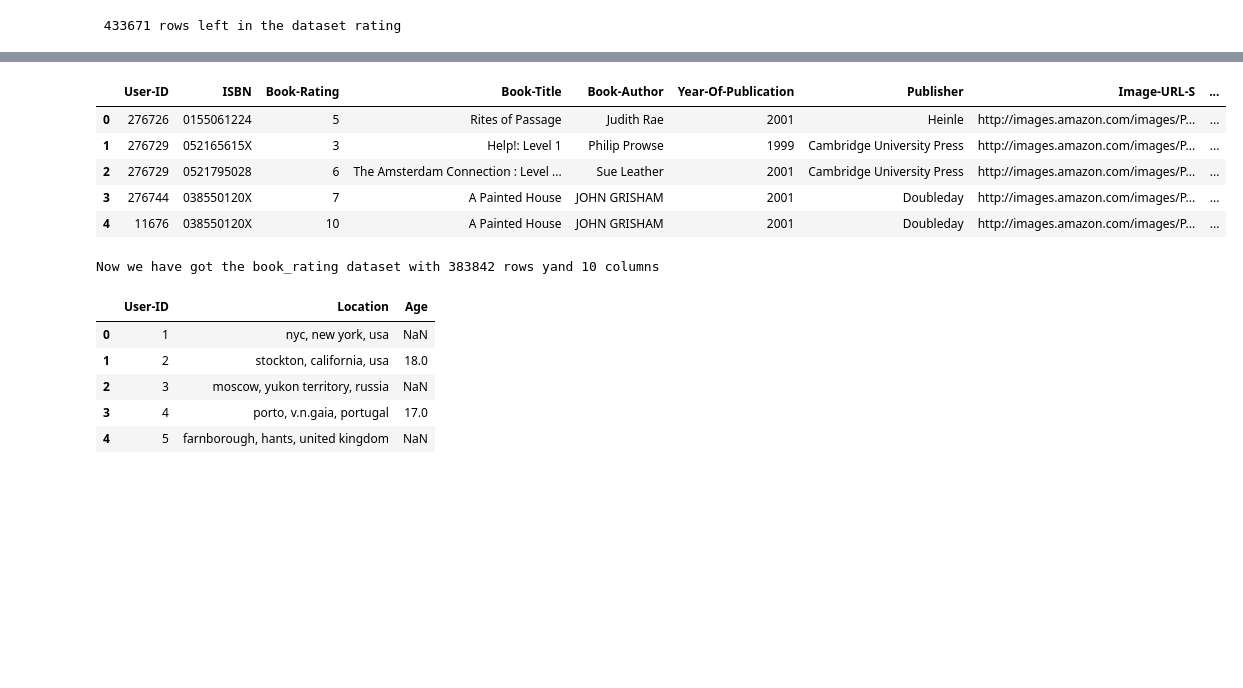
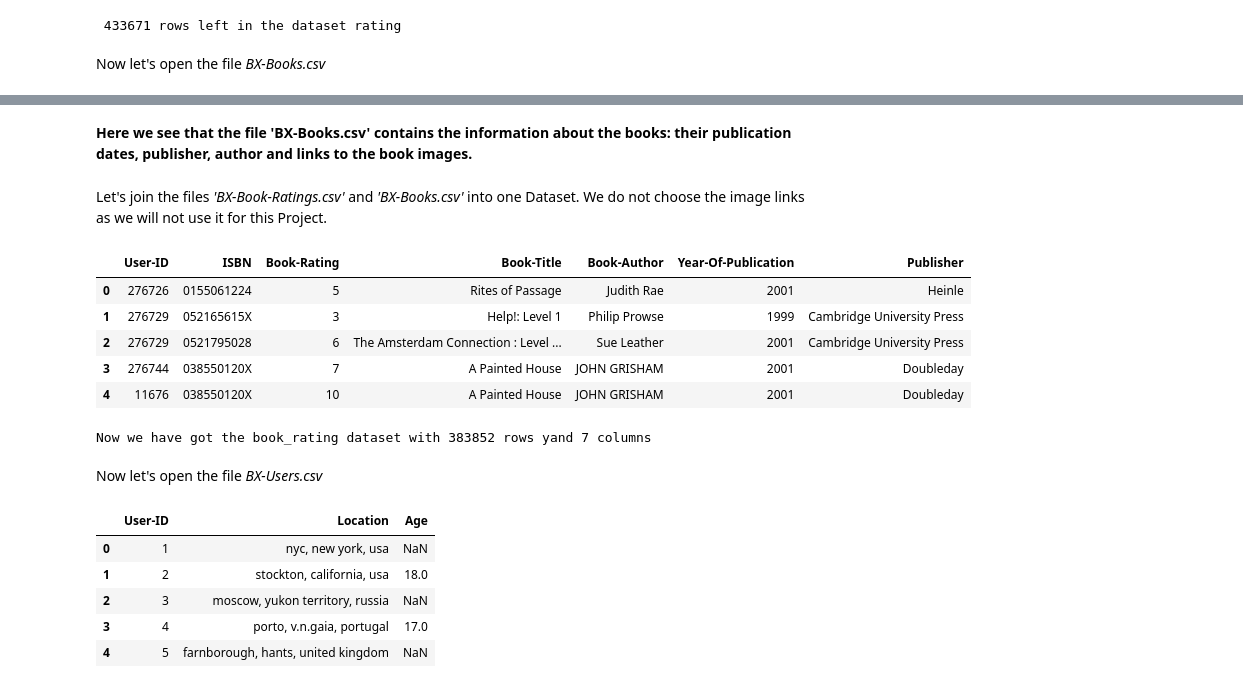
Before and after one commit to AlinaKasiuk/Book-Recommendation-System, a Jupyter notebook: Exploratory_Analysis.ipynb, the cells around one changed output, grey strips where cells are left out. Drawn from its saved outputs; the diff is of its cells as text; code cells hidden in the pictures; blank space fills up the shorter version.

```diff
--- a/Exploratory_Analysis.ipynb
+++ b/Exploratory_Analysis.ipynb
@@ -34,5 +53,5 @@ rating['Book-Rating'].hist()
 # %%
-rating =rating[rating['Book-Rating']!=0]
+rating =rating[rating['Book-Rating']>0]
 # %%
 rating['Book-Rating'].hist()
 # %% [output]
@@ -43,6 +62,8 @@ rRow, rCol = rating.shape
 print(f' {rRow} rows left in the dataset rating')
 # %% [output]
  433671 rows left in the dataset rating
+# %% [markdown]
+Now let's open the file <i>BX-Books.csv</i>
 # %%
 book = pd.read_csv('./Datasets/BX-Books.csv', delimiter=';', encoding= 'unicode_escape', on_bad_lines='skip', low_memory=False)
 book.head()
@@ -53,22 +74,29 @@ book.head()
 | 2 | 0060973129 | Decision in Normandy | Carlo D'Este | 1991 | HarperPerennial | http://images.amazon.com/images/P... | http://images.amazon.com/images/P... | ... |
 | 3 | 0374157065 | Flu: The Story of the Great Influ... | Gina Bari Kolata | 1999 | Farrar Straus Giroux | http://images.amazon.com/images/P... | http://images.amazon.com/images/P... | ... |
 | 4 | 0393045218 | The Mummies of Urumchi | E. J. W. Barber | 1999 | W. W. Norton &amp; Company | http://images.amazon.com/images/P... | http://images.amazon.com/images/P... | ... |
+# %% [markdown]
+<b>Here we see that the file 'BX-Books.csv' contains the information about the books: their publication dates, publisher, author and links to the book images. </b>
+# %% [markdown]
+Let's join the files <i>'BX-Book-Ratings.csv'</i> and <i>'BX-Books.csv'</i> into one Dataset. We do not choose the image links as we will not use it for this Project.
 # %%
+book = pd.read_csv('./Datasets/BX-Books.csv', usecols=range(5), delimiter=';', encoding= 'unicode_escape', on_bad_lines='skip', low_memory=False)
 book_rating = pd.merge(rating, book, on='ISBN')
 cols = ['Year-Of-Publication', 'Publisher', 'Book-Author']
 book_rating.head()
 # %% [output]
-|  | User-ID | ISBN | Book-Rating | Book-Title | Book-Author | Year-Of-Publication | Publisher | Image-URL-S | ... |
-| 0 | 276726 | 0155061224 | 5 | Rites of Passage | Judith Rae | 2001 | Heinle | http://images.amazon.com/images/P... | ... |
-| 1 | 276729 | 052165615X | 3 | Help!: Level 1 | Philip Prowse | 1999 | Cambridge University Press | http://images.amazon.com/images/P... | ... |
-| 2 | 276729 | 0521795028 | 6 | The Amsterdam Connection : Level ... | Sue Leather | 2001 | Cambridge University Press | http://images.amazon.com/images/P... | ... |
-| 3 | 276744 | 038550120X | 7 | A Painted House | JOHN GRISHAM | 2001 | Doubleday | http://images.amazon.com/images/P... | ... |
-| 4 | 11676 | 038550120X | 10 | A Painted House | JOHN GRISHAM | 2001 | Doubleday | http://images.amazon.com/images/P... | ... |
+|  | User-ID | ISBN | Book-Rating | Book-Title | Book-Author | Year-Of-Publication | Publisher |
+| 0 | 276726 | 0155061224 | 5 | Rites of Passage | Judith Rae | 2001 | Heinle |
+| 1 | 276729 | 052165615X | 3 | Help!: Level 1 | Philip Prowse | 1999 | Cambridge University Press |
+| 2 | 276729 | 0521795028 | 6 | The Amsterdam Connection : Level ... | Sue Leather | 2001 | Cambridge University Press |
+| 3 | 276744 | 038550120X | 7 | A Painted House | JOHN GRISHAM | 2001 | Doubleday |
+| 4 | 11676 | 038550120X | 10 | A Painted House | JOHN GRISHAM | 2001 | Doubleday |
 # %%
 brRow, brCol = book_rating.shape
 print(f'Now we have got the book_rating dataset with {brRow} rows yand {brCol} columns')
 # %% [output]
-Now we have got the book_rating dataset with 383842 rows yand 10 columns
+Now we have got the book_rating dataset with 383852 rows yand 7 columns
+# %% [markdown]
+Now let's open the file <i>BX-Users.csv</i>
 # %%
 user = pd.read_csv('./Datasets/BX-Users.csv', delimiter=';', encoding= 'unicode_escape')
 user.head()
```
Also changed, not shown: parts of 17 cells of this notebook, 1 other file.
